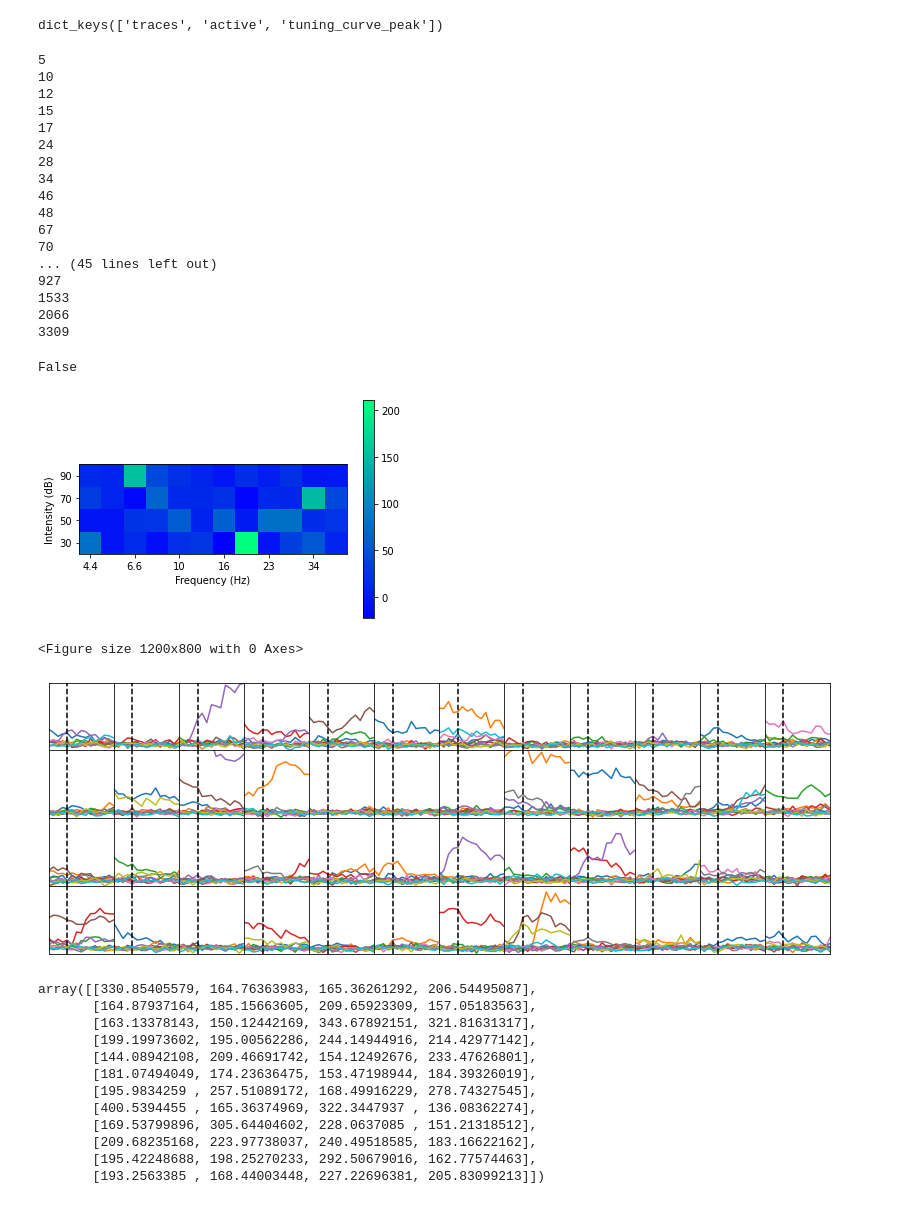
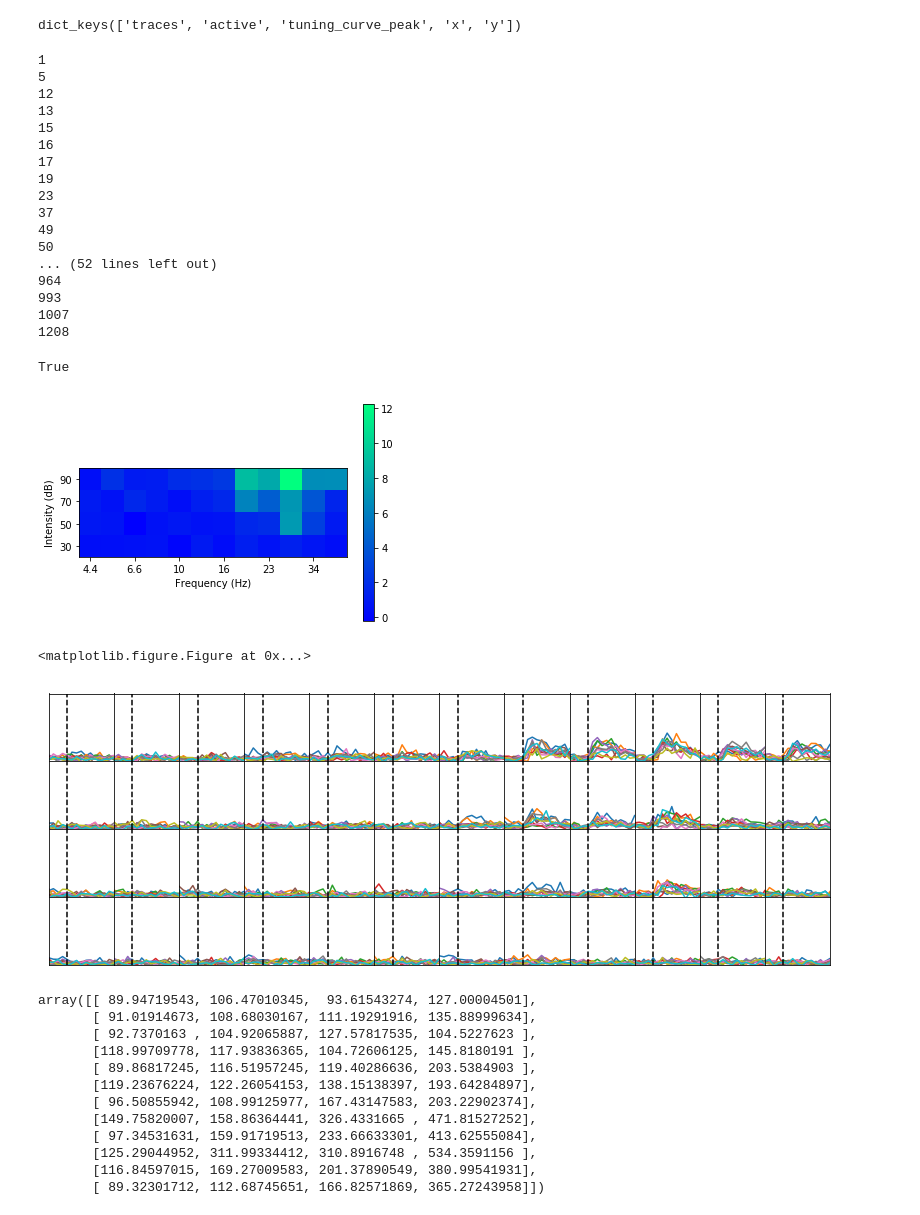
Before and after one commit to ConorLane1995/2Psinapod_two_photon_pipeline, a Jupyter notebook: notebooks/plot_tuning_curves.ipynb, the cells around one changed output. Drawn from its saved outputs; the diff is of its cells as text; code cells hidden in the pictures.

```diff
--- a/notebooks/plot_tuning_curves.ipynb
+++ b/notebooks/plot_tuning_curves.ipynb
@@ -8,7 +8,9 @@ from cmath import sqrt
 def plot_single_tuning_curve(cell_dictionary,cell_ID):
 
     fig = plt.figure(1)
+    fig.set_facecolor('white')
     ax = fig.gca()
+    ax.set_facecolor('white')
 
     # frequency_labels = [5.7,23,45] #,52]
     # intensity_labels = [0,70,80,90] #[50,70,90]
@@ -144,7 +146,7 @@ def get_cell_tuning_by_peak(cell_traces,plot_TF):
                 # axs[plot_row_counter,plot_coln_counter].fill_between(range(len(response)),response-error,response+error,alpha=0.5)
                 axs[3-plot_row_counter,plot_coln_counter].xaxis.set_visible(False)
                 axs[3-plot_row_counter,plot_coln_counter].yaxis.set_visible(False)
-                axs[3-plot_row_counter,plot_coln_counter].set_ylim(bottom=0,top=1500)
+                axs[3-plot_row_counter,plot_coln_counter].set_ylim(bottom=0,top=2000)
                 axs[3-plot_row_counter,plot_coln_counter].autoscale(enable=True, axis='x', tight=True)
                 # axs[3-plot_row_counter,plot_coln_counter].title.set_text(intensity)
                 # axs[plot_row_counter,plot_coln_counter].title.set_text(intensity)
@@ -169,54 +171,54 @@ def get_cell_tuning_by_peak(cell_traces,plot_TF):
         plt.show()
     return tuning_curves
 # %%
-with open('/media/vtarka/USB DISK/Lab/2P/Vid_209/cells_ns.pkl', 'rb') as f:
+with open('/media/vtarka/USB DISK/Lab/2P/Vid_220/cells_ns.pkl', 'rb') as f:
         cell_dictionary = pickle.load(f)
 # %%
 print(cell_dictionary[1].keys())
 # %% [output]
-dict_keys(['traces', 'active', 'tuning_curve_peak'])
+dict_keys(['traces', 'active', 'tuning_curve_peak', 'x', 'y'])
 # %%
 for cell in cell_dictionary:
     if cell_dictionary[cell]['active']:
         print(cell)
 # %% [output]
+1
 5
-10
 12
+13
 15
+16
 17
-24
-28
-34
-46
-48
-67
-70
-... (45 lines left out)
-927
-1533
-2066
-3309
+19
+23
+37
+49
+50
+... (52 lines left out)
+964
+993
+1007
+1208
 # %%
 
-cell_ID = 3
+cell_ID = 855
 print(cell_dictionary[cell_ID]['active'])
 plot_single_tuning_curve(cell_dictionary,cell_ID)
 get_cell_tuning_by_peak(cell_dictionary[cell_ID]['traces'],True)
 # %% [output]
-False
+True
-[figure, old version]
+[figure, new version]
-<Figure size 1200x800 with 0 Axes>
+<matplotlib.figure.Figure at 0x...>
-[figure, old version]
+[figure, new version]
-array([[330.85405579, 164.76363983, 165.36261292, 206.54495087],
-       [164.87937164, 185.15663605, 209.65923309, 157.05183563],
-       [163.13378143, 150.12442169, 343.67892151, 321.81631317],
-       [199.19973602, 195.00562286, 244.14944916, 214.42977142],
-       [144.08942108, 209.46691742, 154.12492676, 233.47626801],
-       [181.07494049, 174.23636475, 153.47198944, 184.39326019],
-       [195.9834259 , 257.51089172, 168.49916229, 278.74327545],
-       [400.5394455 , 165.36374969, 322.3447937 , 136.08362274],
-       [169.53799896, 305.64404602, 228.0637085 , 151.21318512],
-       [209.68235168, 223.97738037, 240.49518585, 183.16622162],
-       [195.42248688, 198.25270233, 292.50679016, 162.77574463],
-       [193.2563385 , 168.44003448, 227.22696381, 205.83099213]])
+array([[ 89.94719543, 106.47010345,  93.61543274, 127.00004501],
+       [ 91.01914673, 108.68030167, 111.19291916, 135.88999634],
+       [ 92.7370163 , 104.92065887, 127.57817535, 104.5227623 ],
+       [118.99709778, 117.93836365, 104.72606125, 145.8180191 ],
+       [ 89.86817245, 116.51957245, 119.40286636, 203.5384903 ],
+       [119.23676224, 122.26054153, 138.15138397, 193.64284897],
+       [ 96.50855942, 108.99125977, 167.43147583, 203.22902374],
+       [149.75820007, 158.86364441, 326.4331665 , 471.81527252],
+       [ 97.34531631, 159.91719513, 233.66633301, 413.62555084],
+       [125.29044952, 311.99334412, 310.8916748 , 534.3591156 ],
+       [116.84597015, 169.27009583, 201.37890549, 380.99541931],
+       [ 89.32301712, 112.68745651, 166.82571869, 365.27243958]])
```
Also changed, not shown: 7 other files.
